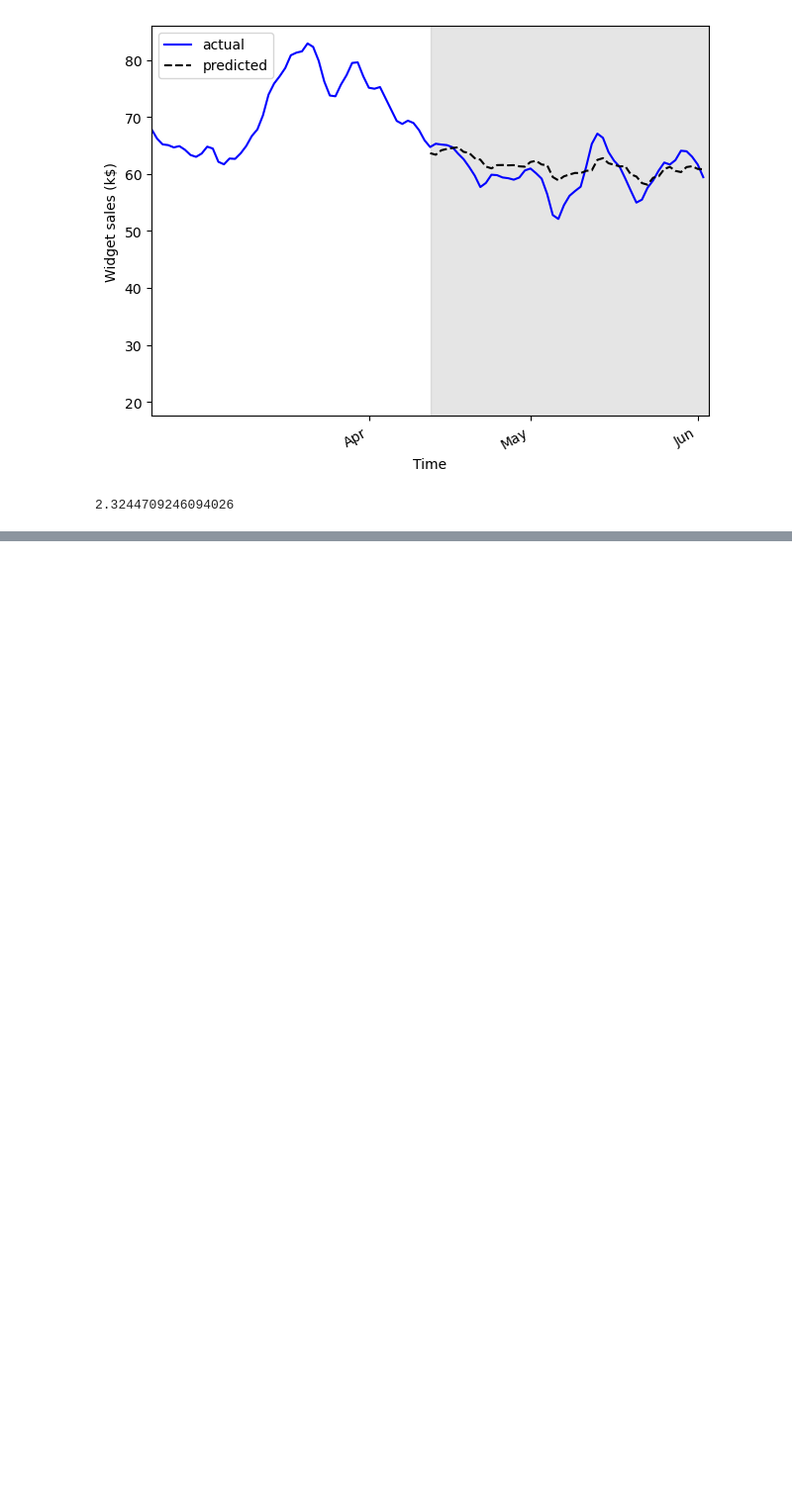
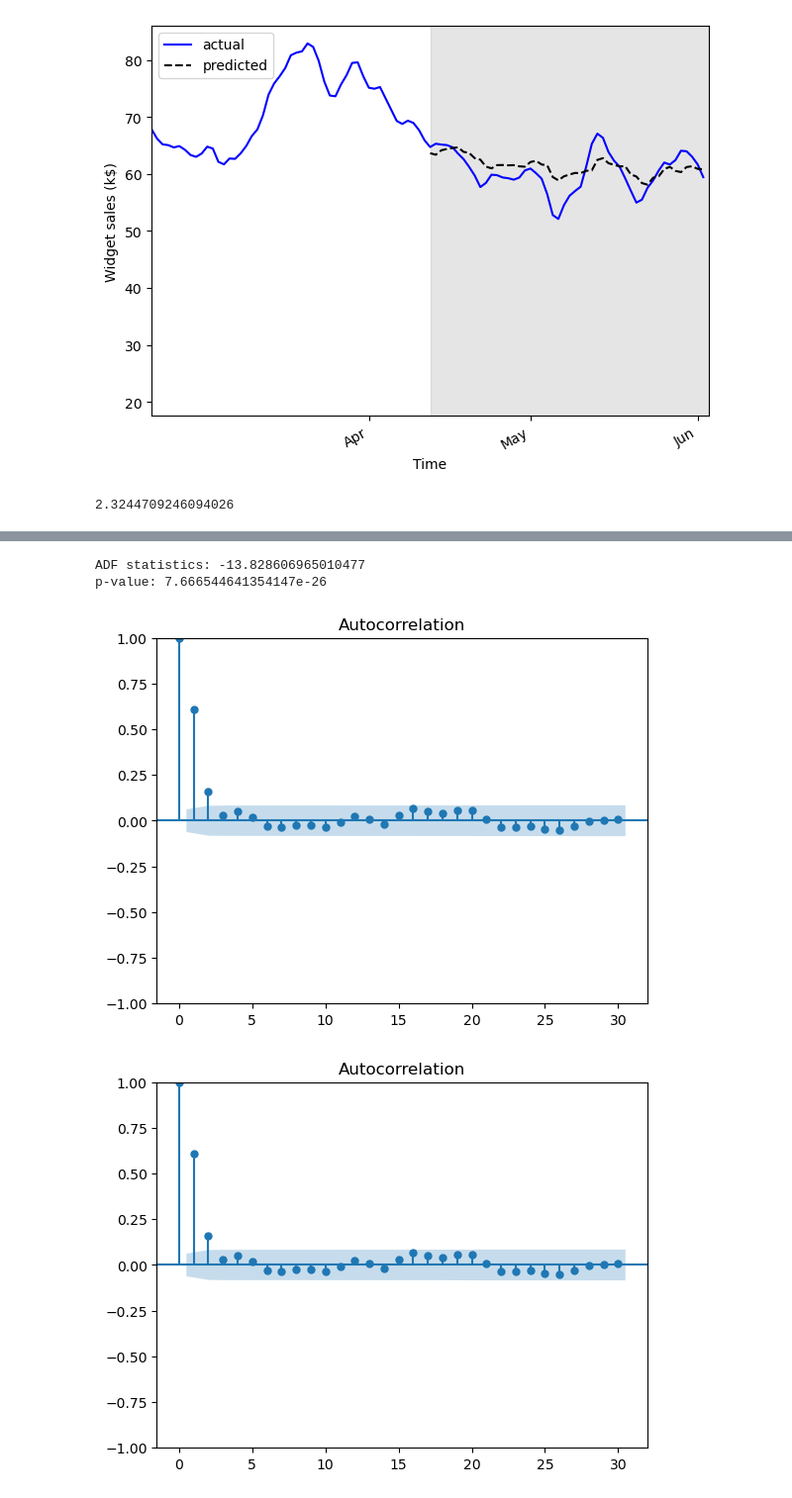
Before and after one commit to Alexa201228/timeseriesPracticeML, a Jupyter notebook: MovingAverageModel.ipynb, the cells around one changed output, grey strips where cells are left out. Shown: that part at 99% size. Cells and saved outputs as stored; diff of their text form; code cells hidden in the pictures; blank space fills up the shorter version.

```diff
--- a/MovingAverageModel.ipynb
+++ b/MovingAverageModel.ipynb
@@ -245,0 +288,17 @@ mae_MA
+# %%
+from statsmodels.tsa.stattools import adfuller
+
+ADF_test = adfuller(MA2_process)
+
+print(f"ADF statistics: {ADF_test[0]}")
+print(f"p-value: {ADF_test[1]}")
+# %% [output]
+ADF statistics: -13.828606965010477
+p-value: 7.666544641354147e-26
+# %%
+from statsmodels.graphics.tsaplots  import plot_acf
+
+plot_acf(MA2_process, lags=30)
+# %% [output]
+[figure, added]
+[figure, added]
```
Also changed, not shown: parts of 11 cells of this notebook.
